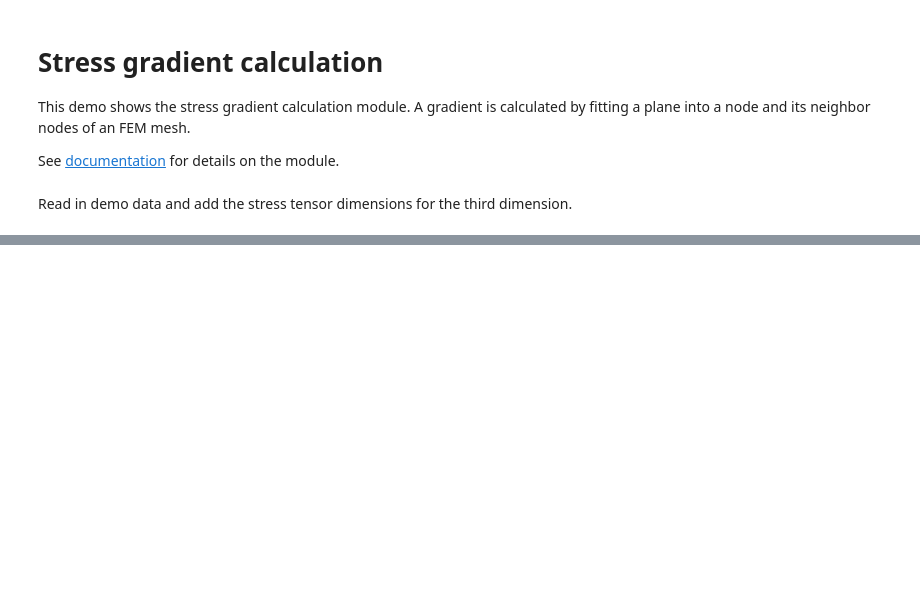
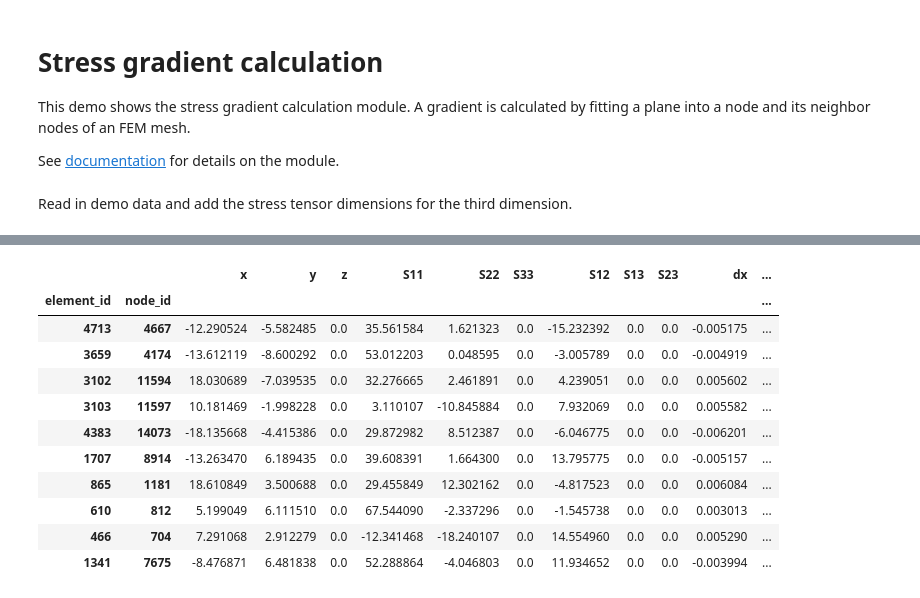
Before and after one commit to boschresearch/pylife, a Jupyter notebook: demos/VMAP_io.ipynb, the cells around one changed output, grey strips where cells are left out. Cells and saved outputs as stored; diff of their text form; code cells hidden in the pictures; blank space fills up the shorter version.

```diff
--- a/demos/VMAP_io.ipynb
+++ b/demos/VMAP_io.ipynb
@@ -26,5 +34,18 @@ vm_mesh.mesh_coords("1")
 # %%
-pyLife_mesh = df = (vm_mesh.mesh_coords('1')
+pyLife_mesh = (vm_mesh.mesh_coords('1')
                     .join(vm_mesh.variable('1', 'STATE-2', 'STRESS_CAUCHY'))
                     .join(vm_mesh.variable('1', 'STATE-2', 'DISPLACEMENT')))
 pyLife_mesh.sample(10)
+# %% [output]
+|  |  | x | y | z | S11 | S22 | S33 | S12 | S13 | S23 | dx | ... |
+| element_id | node_id |  |  |  |  |  |  |  |  |  |  | ... |
+| 4713 | 4667 | -12.290524 | -5.582485 | 0.0 | 35.561584 | 1.621323 | 0.0 | -15.232392 | 0.0 | 0.0 | -0.005175 | ... |
+| 3659 | 4174 | -13.612119 | -8.600292 | 0.0 | 53.012203 | 0.048595 | 0.0 | -3.005789 | 0.0 | 0.0 | -0.004919 | ... |
+| 3102 | 11594 | 18.030689 | -7.039535 | 0.0 | 32.276665 | 2.461891 | 0.0 | 4.239051 | 0.0 | 0.0 | 0.005602 | ... |
+| 3103 | 11597 | 10.181469 | -1.998228 | 0.0 | 3.110107 | -10.845884 | 0.0 | 7.932069 | 0.0 | 0.0 | 0.005582 | ... |
+| 4383 | 14073 | -18.135668 | -4.415386 | 0.0 | 29.872982 | 8.512387 | 0.0 | -6.046775 | 0.0 | 0.0 | -0.006201 | ... |
+| 1707 | 8914 | -13.263470 | 6.189435 | 0.0 | 39.608391 | 1.664300 | 0.0 | 13.795775 | 0.0 | 0.0 | -0.005157 | ... |
+| 865 | 1181 | 18.610849 | 3.500688 | 0.0 | 29.455849 | 12.302162 | 0.0 | -4.817523 | 0.0 | 0.0 | 0.006084 | ... |
+| 610 | 812 | 5.199049 | 6.111510 | 0.0 | 67.544090 | -2.337296 | 0.0 | -1.545738 | 0.0 | 0.0 | 0.003013 | ... |
+| 466 | 704 | 7.291068 | 2.912279 | 0.0 | -12.341468 | -18.240107 | 0.0 | 14.554960 | 0.0 | 0.0 | 0.005290 | ... |
+| 1341 | 7675 | -8.476871 | 6.481838 | 0.0 | 52.288864 | -4.046803 | 0.0 | 11.934652 | 0.0 | 0.0 | -0.003994 | ... |
```
Also changed, not shown: parts of 15 cells of this notebook, 6 other files.
